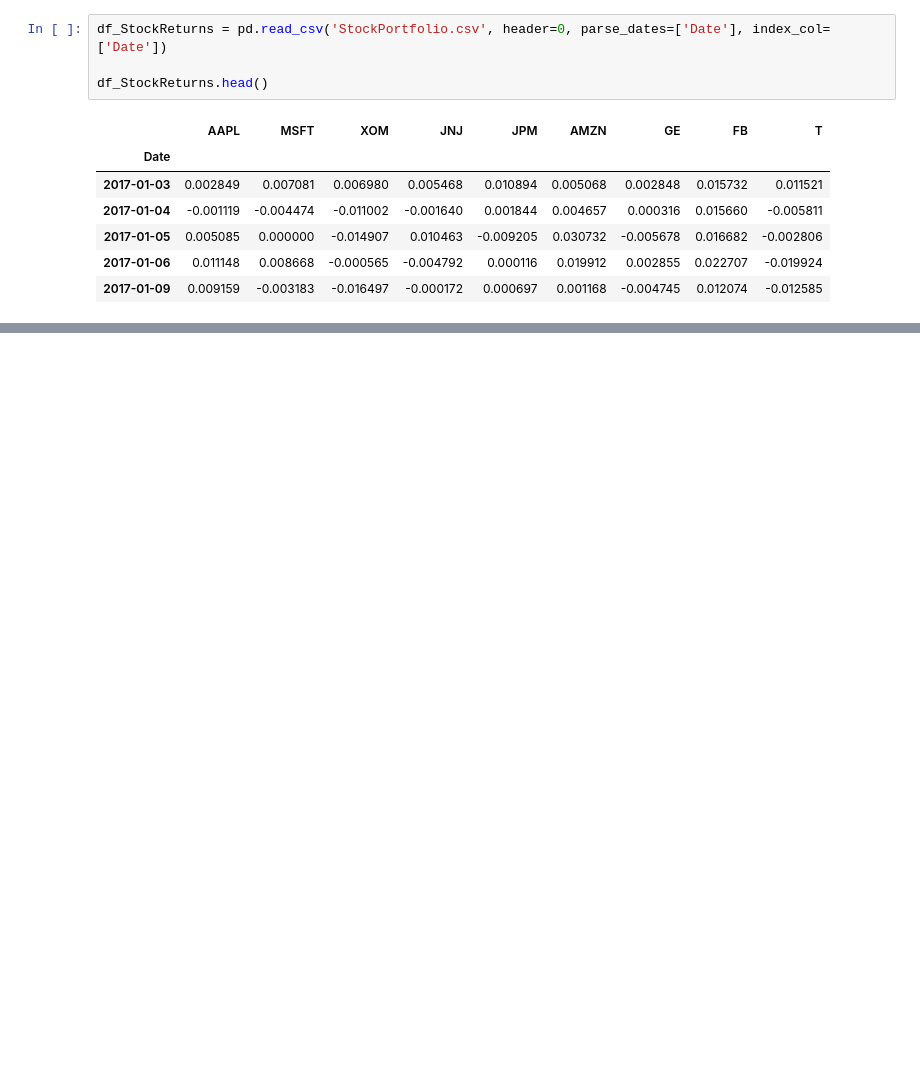
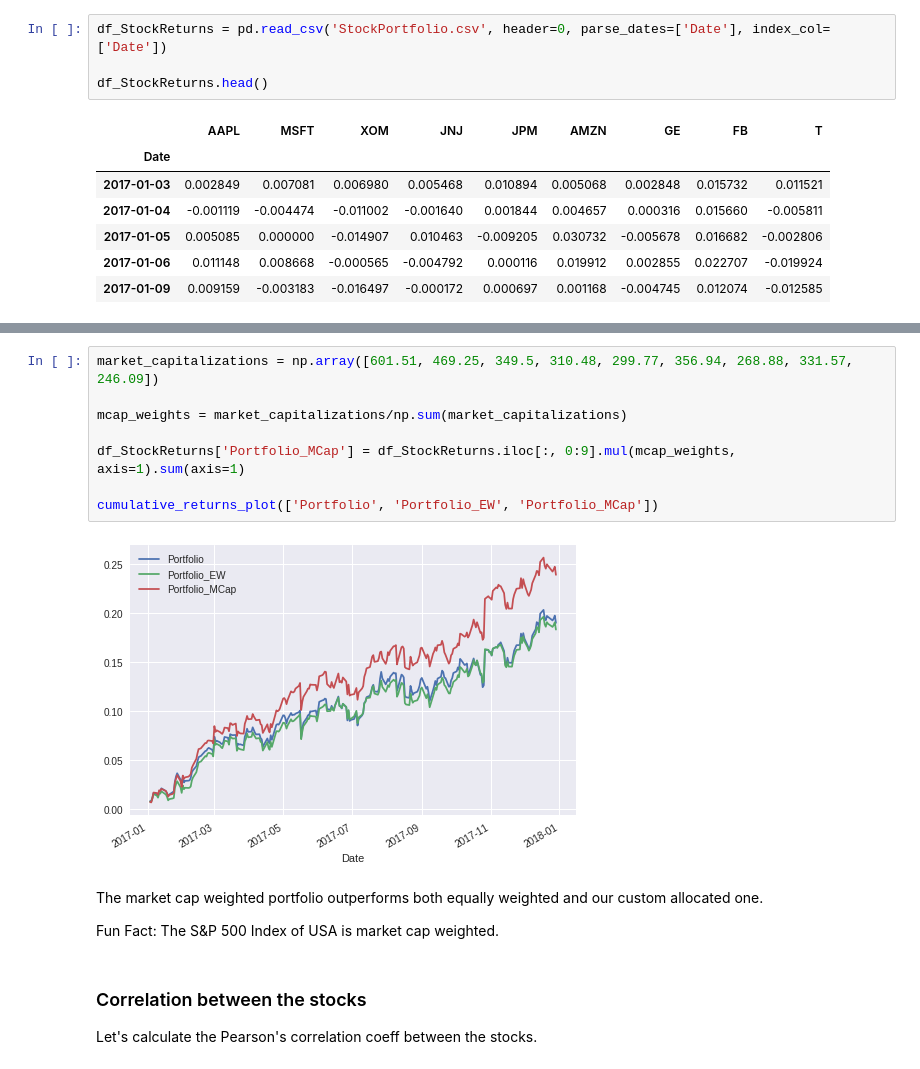
Before and after one commit to tanmay-kulkarni/portfolio_risk_management, a Jupyter notebook: portfolio.ipynb, the cells around one changed output, grey strips where cells are left out. Saved outputs shown, nothing was run; the diff lists cells and outputs as text; blank space fills up the shorter version.

```diff
--- a/portfolio.ipynb
+++ b/portfolio.ipynb
@@ -274,0 +314,18 @@ plt.show()
+# %%
+market_capitalizations = np.array([601.51, 469.25, 349.5, 310.48, 299.77, 356.94, 268.88, 331.57, 246.09])
+
+mcap_weights = market_capitalizations/np.sum(market_capitalizations)
+
+df_StockReturns['Portfolio_MCap'] = df_StockReturns.iloc[:, 0:9].mul(mcap_weights, axis=1).sum(axis=1)
+
+cumulative_returns_plot(['Portfolio', 'Portfolio_EW', 'Portfolio_MCap'])
+# %% [output]
+[figure, added]
+# %% [markdown]
+The market cap weighted portfolio outperforms both equally weighted and our custom allocated one.
+
+Fun Fact: The S&P 500 Index of USA is market cap weighted.
+# %% [markdown]
+### Correlation between the stocks
+
+Let's calculate the Pearson's correlation coeff between the stocks.
```
Also changed, not shown: parts of 23 cells of this notebook.
